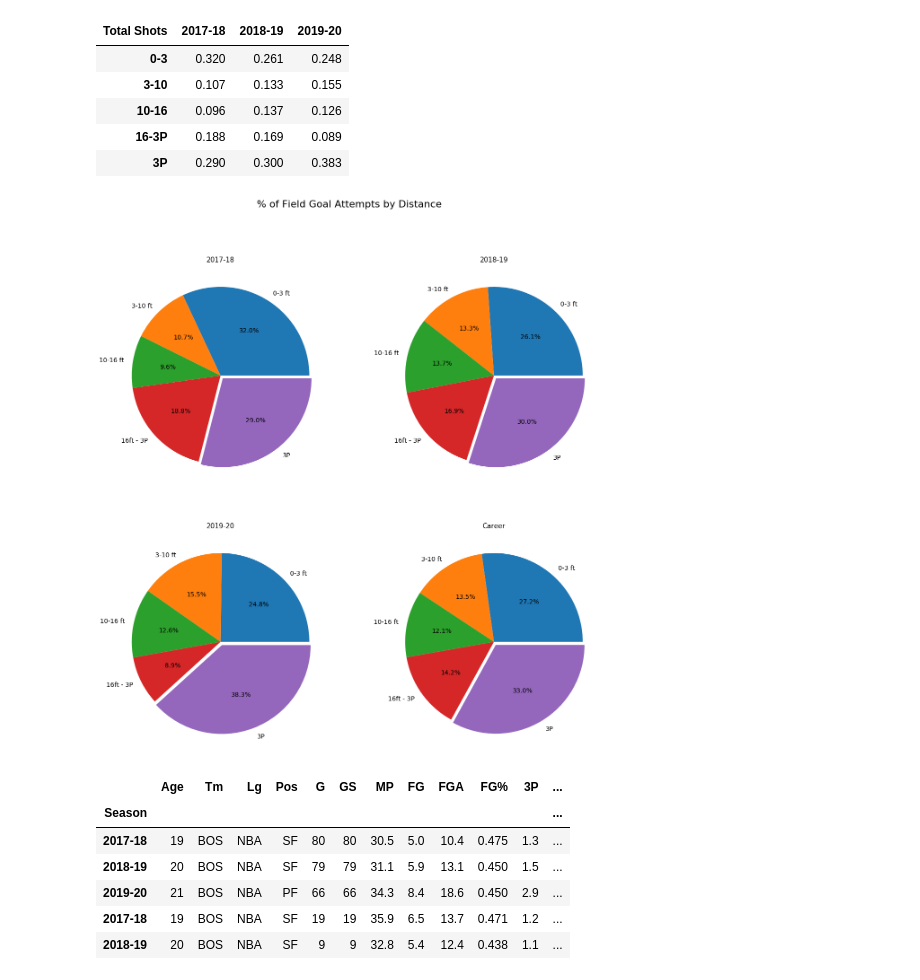
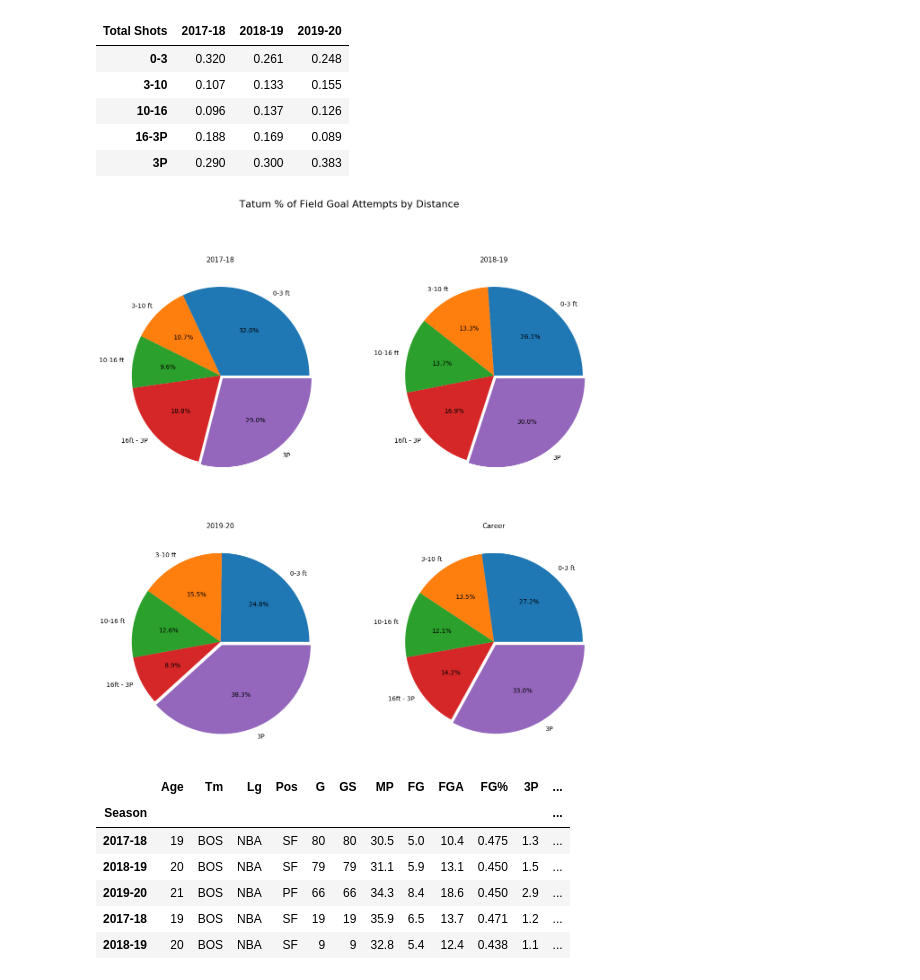
Before and after one commit to DemetrisEng/Data-Analysis-Machine-Learning, a Jupyter notebook: Jayson Tatum.ipynb, the cells around one changed output. Cells and saved outputs as stored; diff of their text form; code cells hidden in the pictures.

```diff
--- a/Jayson Tatum.ipynb
+++ b/Jayson Tatum.ipynb
@@ -228,35 +228,35 @@ df_shoot_career.drop([3,4,5,7,8],inplace=True)
 df_shoot_career=df_shoot_career[['0-3','3-10','10-16','16-3P','3P']]
 df_shoot_career.rename(columns={'0-3':"0-3 ft",'3-10':'3-10 ft','10-16':'10-16 ft','16-3P':'16ft - 3P'},inplace=True)
 df_shoot_career['Total Shots']=['2017-18','2018-19','2019-20','Career']
 df_shoot_career.set_index(['Total Shots'],inplace=True)
 df_shoot_career=df_shoot_career.T
 df_shoot_career
 #print(df_shoot_career)
 fig=plt.figure(figsize=(20,20))
-fig.suptitle('% of Field Goal Attempts by Distance',fontsize=22)
+fig.suptitle('Tatum % of Field Goal Attempts by Distance',fontsize=22)
 ax=fig.add_subplot(2,2,1)
 ax=df_shoot_career['2017-18'].plot(kind='pie',labels=df_shoot_career.index,explode=[0,0,0,0,0.04],autopct='%1.1f%%',fontsize=14)
 ax.set_title(f"2017-18",fontsize=15)
 ax.set_ylabel('')
 
 ax1=fig.add_subplot(2,2,2)
 ax1=df_shoot_career['2018-19'].plot(kind='pie',labels=df_shoot_career.index,explode=[0,0,0,0,0.04],autopct='%1.1f%%',fontsize=14)
 ax1.set_title(f"2018-19",fontsize=15)
 ax1.set_ylabel('')
 
 ax2=fig.add_subplot(2,2,3)
 ax2=df_shoot_career['2019-20'].plot(kind='pie',labels=df_shoot_career.index,explode=[0,0,0,0,0.04],autopct='%1.1f%%',fontsize=14)
 ax2.set_title(f"2019-20",fontsize=15)
 ax2.set_ylabel('')
 
 ax3=fig.add_subplot(2,2,4)
 ax3=df_shoot_career['Career'].plot(kind='pie',labels=df_shoot_career.index,explode=[0,0,0,0,0.04],autopct='%1.1f%%',fontsize=14)
 ax3.set_title(f"Career",fontsize=15)
 ax3.set_ylabel('')
 
 plt.show()
 # %% [output]
-[figure, old version]
+[figure, new version]
 # %%
 df_tatum.head()
 # %% [output]
```
Also changed, not shown: parts of 90 cells of this notebook.
